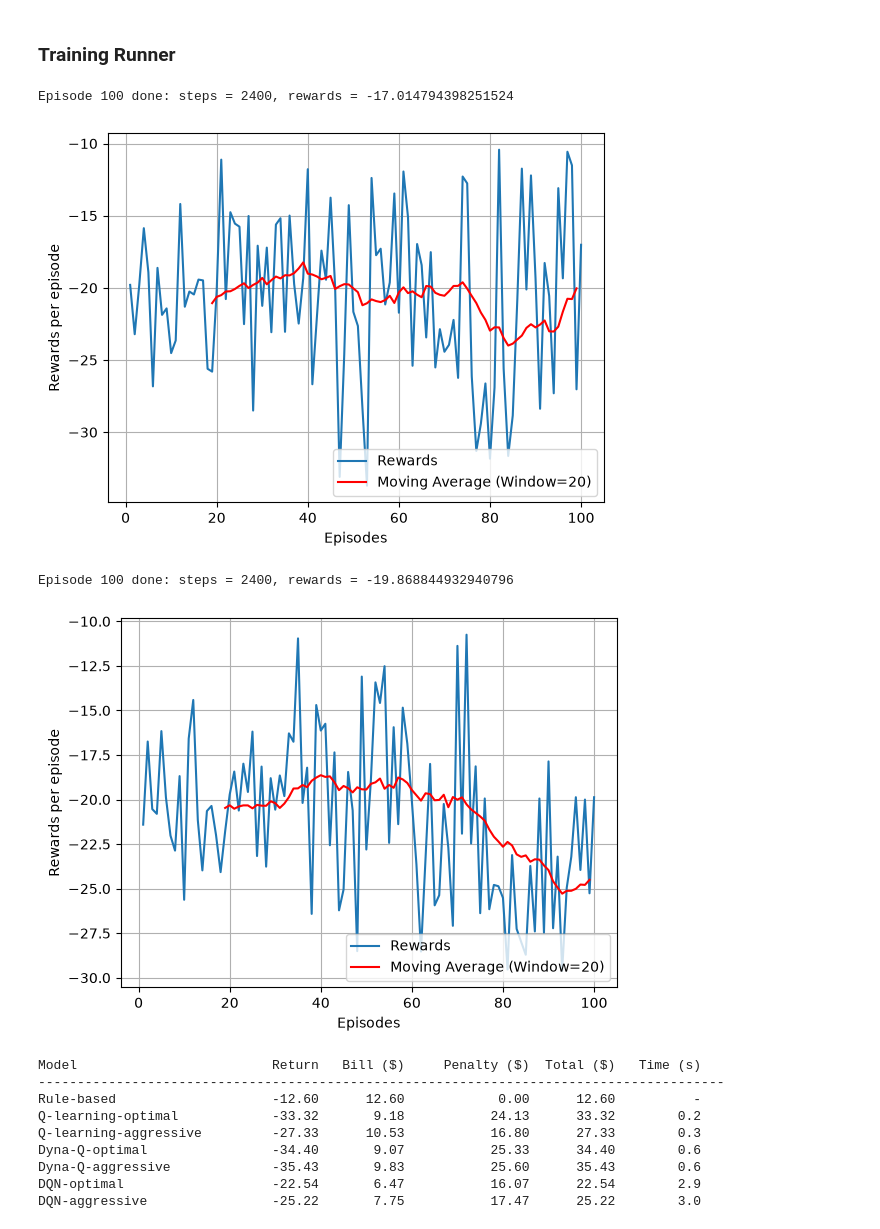
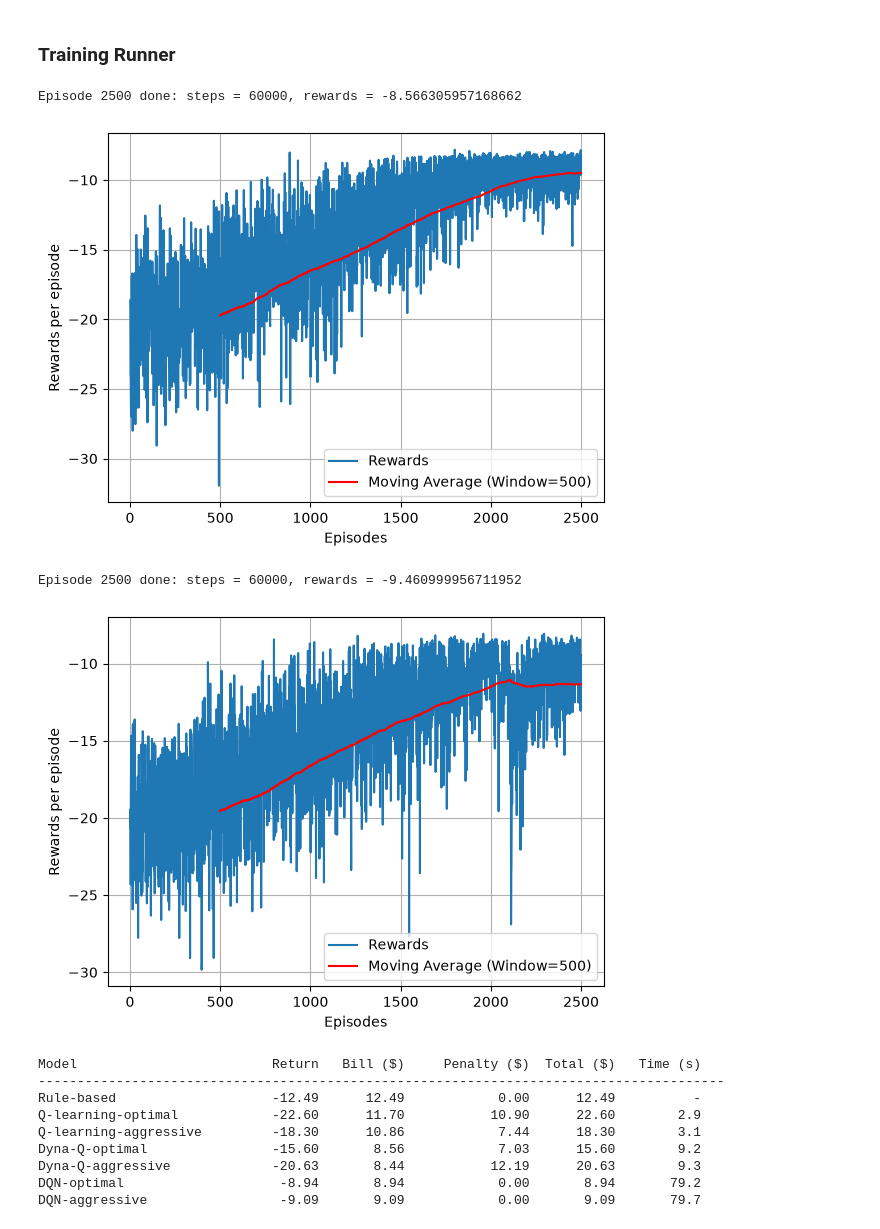
Before and after one commit to climerman/curtin-comp6008-g17-2026, a Jupyter notebook: solar_models_final.ipynb, the cells around one changed output. Drawn from its saved outputs; the diff is of its cells as text; code cells hidden in the pictures.

Commit message:
Marko: final notebook runner setup, baseline charts for bill/penalty and learning curves.

```diff
--- a/solar_models_final.ipynb
+++ b/solar_models_final.ipynb
@@ -729,22 +729,22 @@ class AgentDQN():
 # ---------------------------------------------------------------------------
 # TRAINING CONFIGURATION
 # ---------------------------------------------------------------------------
-MODE = "smoke"          # Options: smoke & full
-TRAINING_SCALE = 1.0    # Linear training scale: 0.01 -> 1.00
-SEEDS = [0]          # Training seeds for multi-run robustness
+MODE = "full"          # Options: smoke & full
+TRAINING_SCALE = 0.05    # Linear training scale: 0.01 -> 1.00
+SEEDS = [88]          # Training seeds for multi-run robustness
 
 # Optimal training configuration at full scale.
 TRAINING_CONFIG = {
     "smoke": {
-        "Q-learning": 200,
-        "Dyna-Q": 150,
+        "Q-learning": 100,
+        "Dyna-Q": 100,
         "DQN": 100,
         "test_days": 30,
         "eval_window": 20
     },
     "full": {
         "Q-learning": 50000,
-        "Dyna-Q": 15000,
+        "Dyna-Q": 50000,
         "DQN": 50000,
         "test_days": 300,
         "eval_window": 500
@@ -767,11 +767,11 @@ MODELS = {
     },
     "Dyna-Q-optimal":{
         "type": "dynaq",
-        "params": {"alpha": 0.3, "gamma": 1.0}
+        "params": {"alpha": 0.3, "gamma": 1.0, "planning_steps": 5}
     },
     "Dyna-Q-aggressive": {
         "type": "dynaq",
-        "params": {"alpha": 0.1, "gamma": 1.0}
+        "params": {"alpha": 0.1, "gamma": 1.0, "planning_steps": 5}
     },
     "DQN-optimal": {
         "type": "dqn",
@@ -779,7 +779,7 @@ MODELS = {
     },
     "DQN-aggressive": {
         "type": "dqn",
-        "params": {"double_dqn": False, "learning_rate": 5e-2}
+        "params": {"double_dqn": False, "learning_rate": 1e-2}
     }
 }
 # %% [markdown]
@@ -845,47 +845,46 @@ for name, cfg in MODELS.items():
             _, pi, rets = Qlearning(EnergyEnv(), max_episodes=episodes, seed=seed, **params)
             pol = lambda obs, p=pi: int(p[discretise(obs)])
         elif m_type == "dynaq":
-            p_clean = {k: v for k, v in params.items() if k in ("alpha", "gamma", "planning_steps")}
-            _, pi, rets = DynaQ(EnergyEnv(), max_episodes=episodes, seed=seed, **p_clean)
+            _, pi, rets = DynaQ(EnergyEnv(), max_episodes=episodes, seed=seed, **params)
             pol = lambda obs, p=pi: int(p[discretise(obs)])
         elif m_type == "dqn":
             agent = AgentDQN(EnergyEnv(), gamma=1.0, **params)
             window = max(1, min(episodes, SELECTED_CONFIG["eval_window"]))
             rets = agent.train(episodes, lambda r: False, criterion_episodes=window, seed=seed)
             pol = lambda obs, a=agent: int(a.policy(obs))
 
         time_elapsed = time.perf_counter() - start_time
         history[name].append(rets)
         trained_policies[name].append(pol)
 
         eval_res = evaluate(pol)
         eval_res["time"] = time_elapsed
         seed_scores.append(eval_res)
 
     results[name] = {
         "return": np.mean([s["return"] for s in seed_scores]),
         "bill": np.mean([s["bill"] for s in seed_scores]),
         "penalty": np.mean([s["penalty"] for s in seed_scores]),
         "cost": np.mean([s["cost"] for s in seed_scores]),
         "time": np.mean([s["time"] for s in seed_scores])
     }
 
 print(f"\n{'Model':<25} {'Return':>10} {'Bill ($)':>10} {'Penalty ($)':>15} {'Total ($)':>10} {'Time (s)':>10}")
 print("-" * 88)
 for name, m in results.items():
     t_str = f"{m['time']:.1f}" if "time" in m else "-"
     print(f"{name:<25} {m['return']:>10.2f} {m['bill']:>10.2f} {m['penalty']:>15.2f} {m['cost']:>10.2f} {t_str:>10}")
 # %% [output]
-Episode 100 done: steps = 2400, rewards = -17.014794398251524
+Episode 2500 done: steps = 60000, rewards = -8.566305957168662
-[figure, old version]
+[figure, new version]
-Episode 100 done: steps = 2400, rewards = -19.868844932940796
+Episode 2500 done: steps = 60000, rewards = -9.460999956711952
-[figure, old version]
+[figure, new version]
 Model                         Return   Bill ($)     Penalty ($)  Total ($)   Time (s)
 ----------------------------------------------------------------------------------------
-Rule-based                    -12.60      12.60            0.00      12.60          -
-Q-learning-optimal            -33.32       9.18           24.13      33.32        0.2
-Q-learning-aggressive         -27.33      10.53           16.80      27.33        0.3
-Dyna-Q-optimal                -34.40       9.07           25.33      34.40        0.6
-Dyna-Q-aggressive             -35.43       9.83           25.60      35.43        0.6
-DQN-optimal                   -22.54       6.47           16.07      22.54        2.9
-DQN-aggressive                -25.22       7.75           17.47      25.22        3.0
+Rule-based                    -12.49      12.49            0.00      12.49          -
+Q-learning-optimal            -22.60      11.70           10.90      22.60        2.9
+Q-learning-aggressive         -18.30      10.86            7.44      18.30        3.1
+Dyna-Q-optimal                -15.60       8.56            7.03      15.60        9.2
+Dyna-Q-aggressive             -20.63       8.44           12.19      20.63        9.3
+DQN-optimal                    -8.94       8.94            0.00       8.94       79.2
+DQN-aggressive                 -9.09       9.09            0.00       9.09       79.7
```
Also changed, not shown: parts of 2 cells of this notebook.
